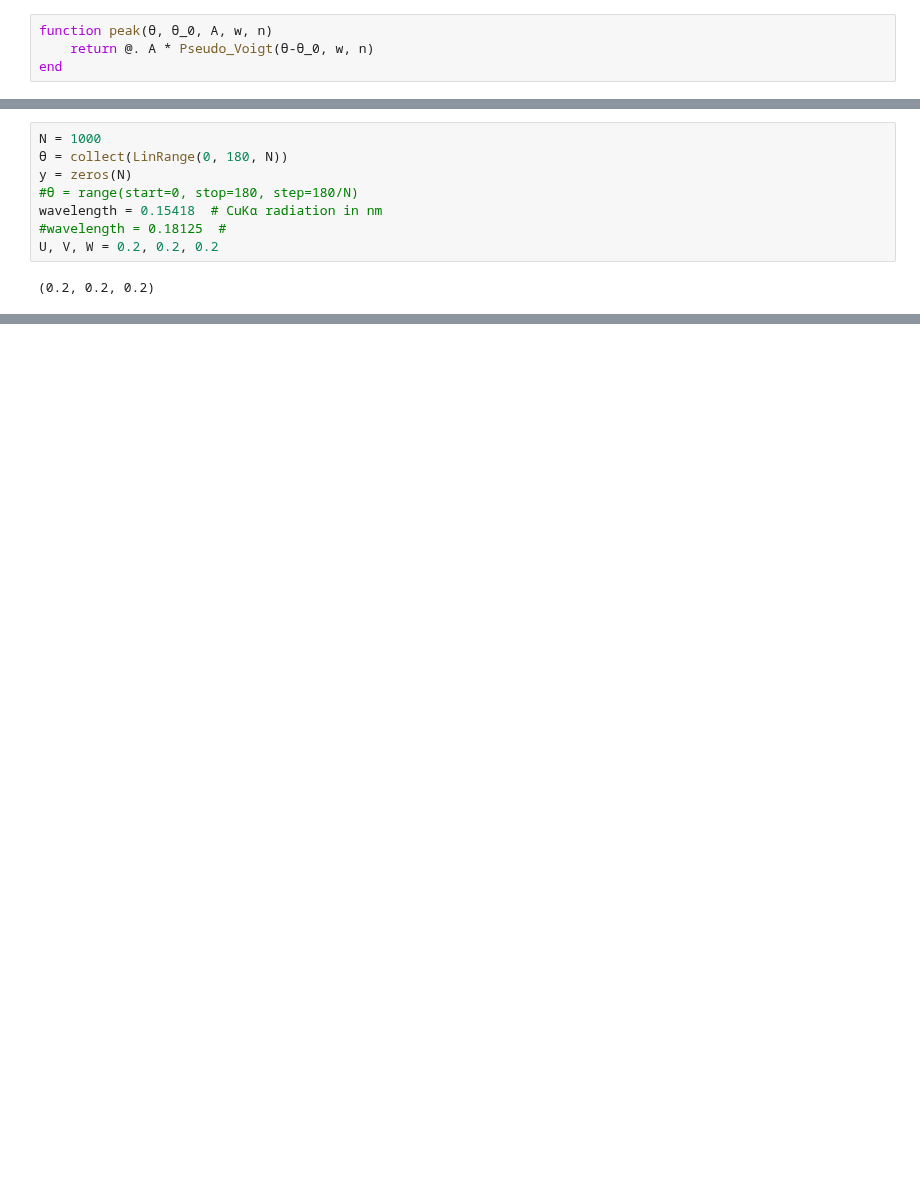
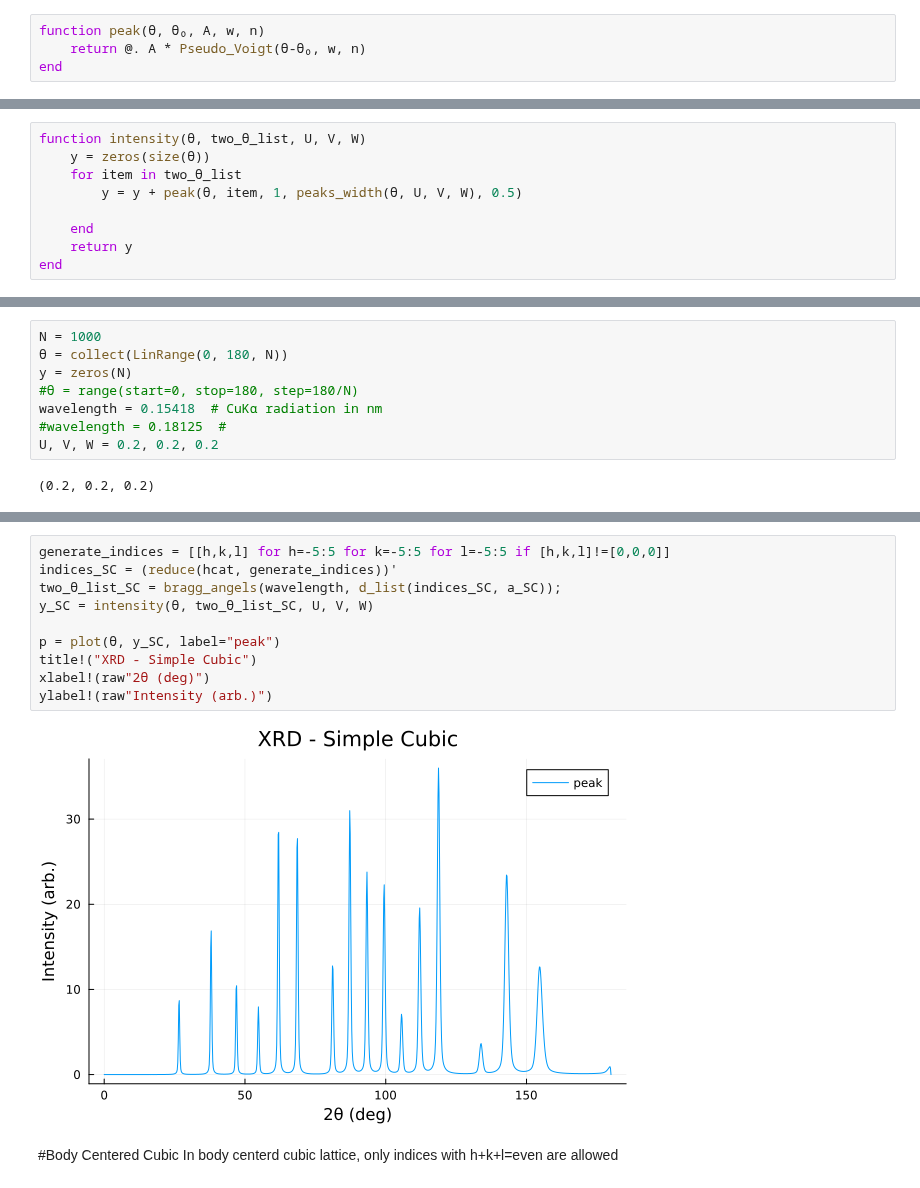
Before and after one commit to hezy/XRD_simple, a Jupyter notebook: simple_XRD_julia.ipynb, the cells around one changed output, grey strips where cells are left out. Cells and saved outputs as stored; diff of their text form; blank space fills up the shorter version.

```diff
--- a/simple_XRD_julia.ipynb
+++ b/simple_XRD_julia.ipynb
@@ -36,8 +38,8 @@ end
 # %% [output]
 Voigt (generic function with 1 method)
 # %%
-function peak(θ, θ_0, A, w, n)
-    return @. A * Pseudo_Voigt(θ-θ_0, w, n)
+function peak(θ, θ₀, A, w, n)
+    return @. A * Pseudo_Voigt(θ-θ₀, w, n)
 end
 # %% [output]
 peak (generic function with 1 method)
@@ -66,0 +67,9 @@ General Sttings
+# %%
+function intensity(θ, two_θ_list, U, V, W)
+    y = zeros(size(θ))
+    for item in two_θ_list
+        y = y + peak(θ, item, 1, peaks_width(θ, U, V, W), 0.5)
+
+    end
+    return y
+end
@@ -84,0 +101,15 @@ a_SC = 0.3352
+# %%
+generate_indices = [[h,k,l] for h=-5:5 for k=-5:5 for l=-5:5 if [h,k,l]!=[0,0,0]]
+indices_SC = (reduce(hcat, generate_indices))'
+two_θ_list_SC = bragg_angels(wavelength, d_list(indices_SC, a_SC));
+y_SC = intensity(θ, two_θ_list_SC, U, V, W)
+
+p = plot(θ, y_SC, label="peak")
+title!("XRD - Simple Cubic")
+xlabel!(raw"2θ (deg)")
+ylabel!(raw"Intensity (arb.)")
+# %% [output]
+[figure, added]
+# %% [markdown]
+#Body Centered Cubic
+In body centerd cubic lattice, only indices with h+k+l=even are allowed
```
Also changed, not shown: parts of 14 cells of this notebook, 1 other file.
